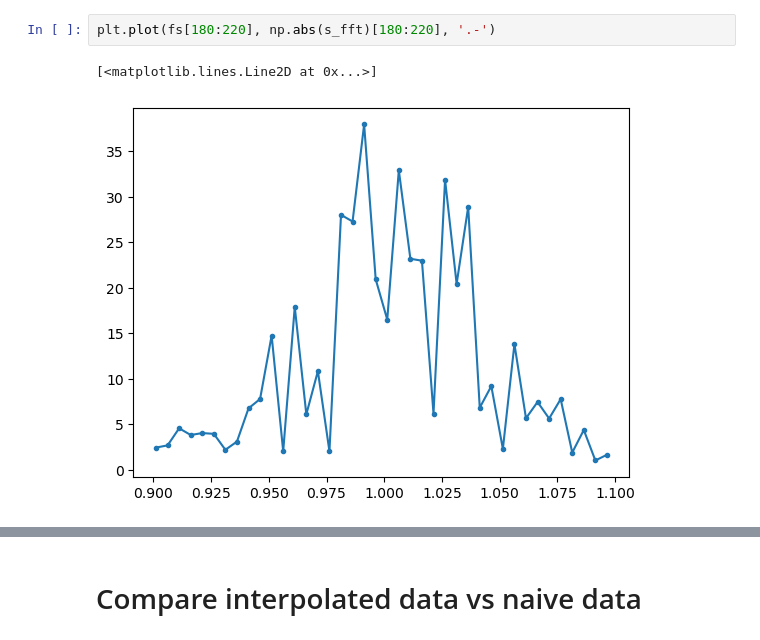
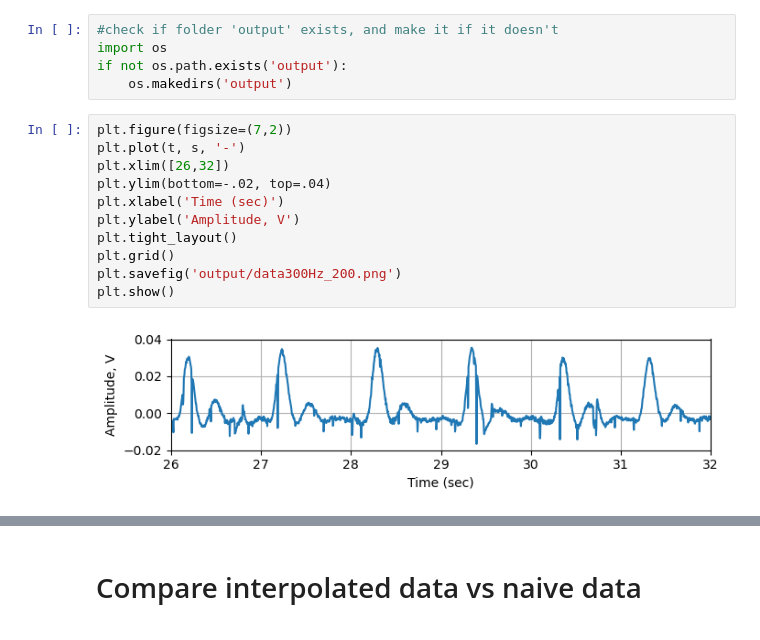
Before and after one commit to saykind/ee292s, a Jupyter notebook: project3/analysis.ipynb, the cells around one changed output, grey strips where cells are left out. Saved outputs shown, nothing was run; the diff lists cells and outputs as text.

```diff
--- a/project3/analysis.ipynb
+++ b/project3/analysis.ipynb
@@ -72,5 +6,18 @@ plt.plot(t[-2000:], s[-2000:], '.-')
-# %%
-plt.plot(fs[180:220], np.abs(s_fft)[180:220], '.-')
-# %% [output]
-[<matplotlib.lines.Line2D at 0x...>]
-[figure, removed]
+# %%
+#check if folder 'output' exists, and make it if it doesn't
+import os
+if not os.path.exists('output'):
+    os.makedirs('output')
+# %%
+plt.figure(figsize=(7,2))
+plt.plot(t, s, '-')
+plt.xlim([26,32])
+plt.ylim(bottom=-.02, top=.04)
+plt.xlabel('Time (sec)')
+plt.ylabel('Amplitude, V')
+plt.tight_layout()
+plt.grid()
+plt.savefig('output/data300Hz_200.png')
+plt.show()
+# %% [output]
+[figure, added]
```
Also changed, not shown: parts of 18 cells of this notebook, 2 other files.
